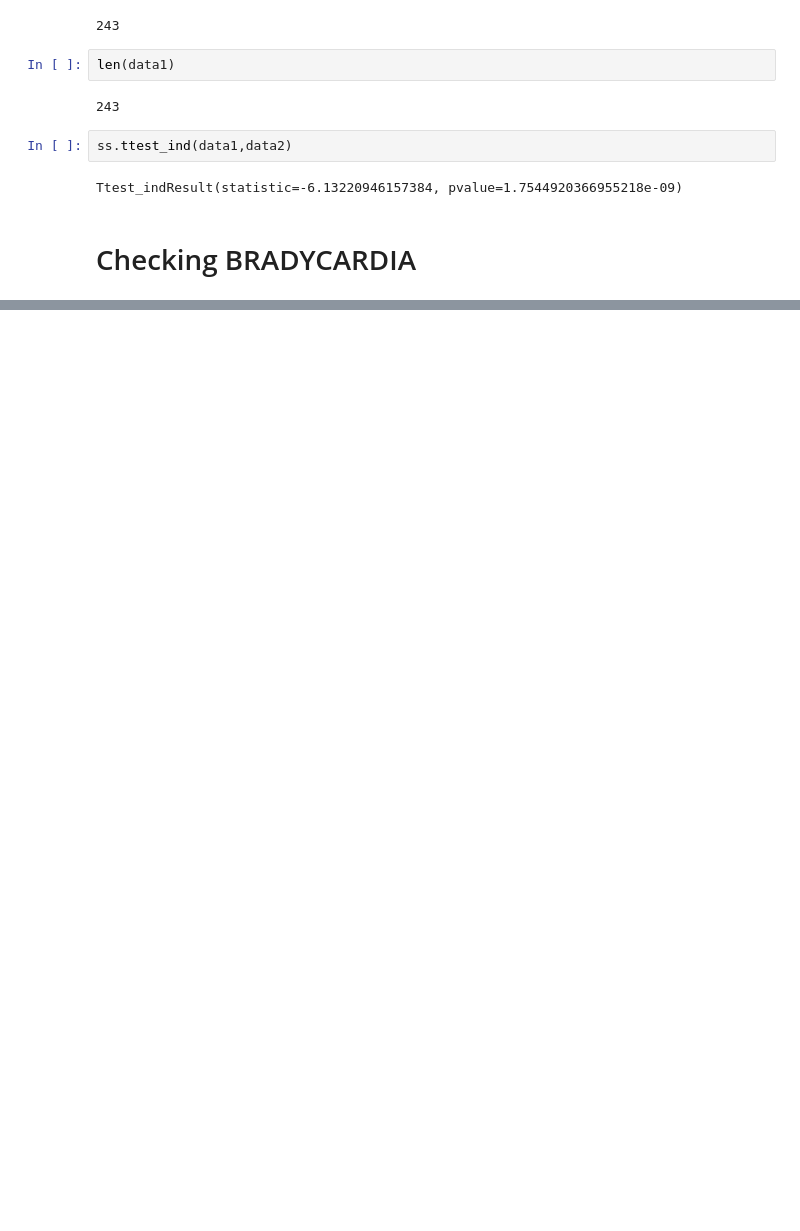
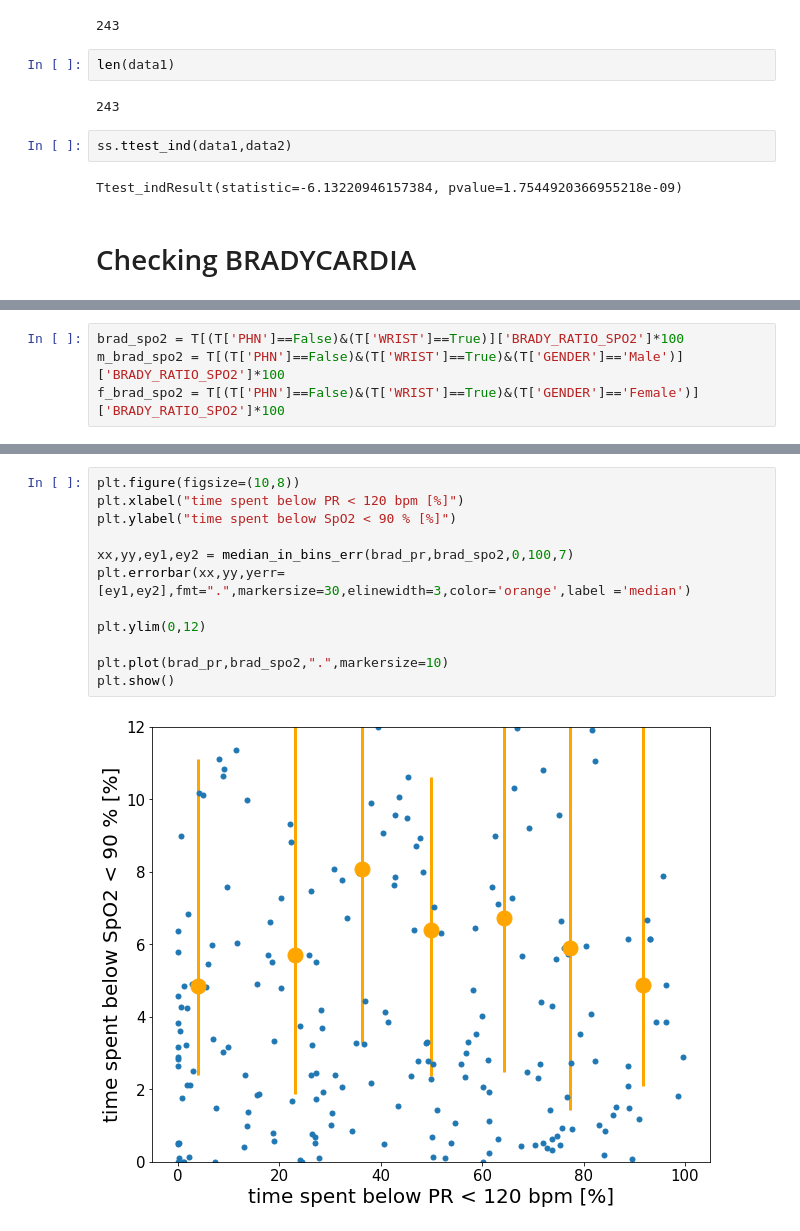
Before and after one commit to shisteve/NHS, a Jupyter notebook: 007_easy_selection.ipynb, the cells around one changed output, grey strips where cells are left out. Drawn from its saved outputs; the diff is of its cells as text; blank space fills up the shorter version.

```diff
--- a/007_easy_selection.ipynb
+++ b/007_easy_selection.ipynb
@@ -598,2 +622,6 @@ f_brat = T[(T['PHN']==False)&(T['WRIST']==True)&(T['GENDER']=='Female')]['BRADY_
+# %%
+brad_spo2 = T[(T['PHN']==False)&(T['WRIST']==True)]['BRADY_RATIO_SPO2']*100
+m_brad_spo2 = T[(T['PHN']==False)&(T['WRIST']==True)&(T['GENDER']=='Male')]['BRADY_RATIO_SPO2']*100
+f_brad_spo2 = T[(T['PHN']==False)&(T['WRIST']==True)&(T['GENDER']=='Female')]['BRADY_RATIO_SPO2']*100
 # %%
 plt.figure(figsize=(10,8))
@@ -608,0 +637,14 @@ plt.show()
+# %%
+plt.figure(figsize=(10,8))
+plt.xlabel("time spent below PR < 120 bpm [%]")
+plt.ylabel("time spent below SpO2 < 90 % [%]")
+
+xx,yy,ey1,ey2 = median_in_bins_err(brad_pr,brad_spo2,0,100,7)
+plt.errorbar(xx,yy,yerr=[ey1,ey2],fmt=".",markersize=30,elinewidth=3,color='orange',label ='median')
+
+plt.ylim(0,12)
+
+plt.plot(brad_pr,brad_spo2,".",markersize=10)
+plt.show()
+# %% [output]
+[figure, added]
```
Also changed, not shown: parts of 11 cells of this notebook, 4 other files.
